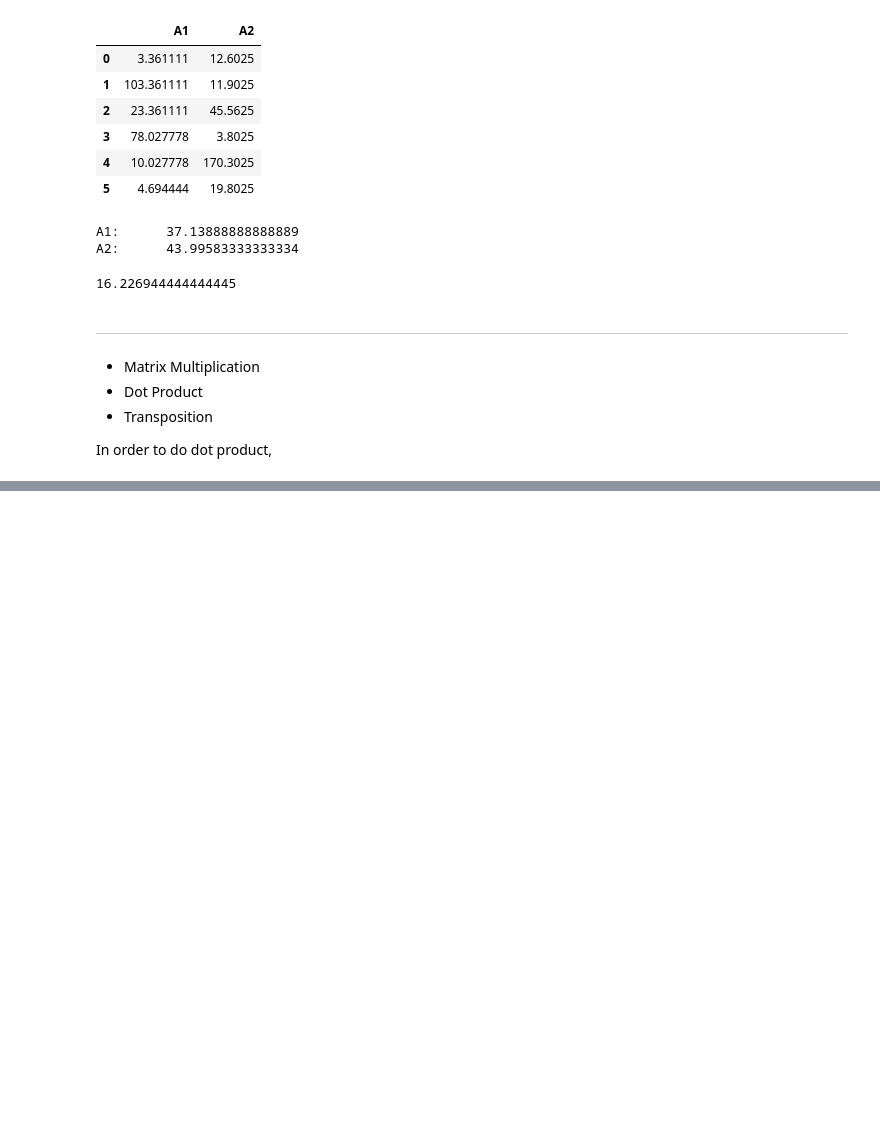
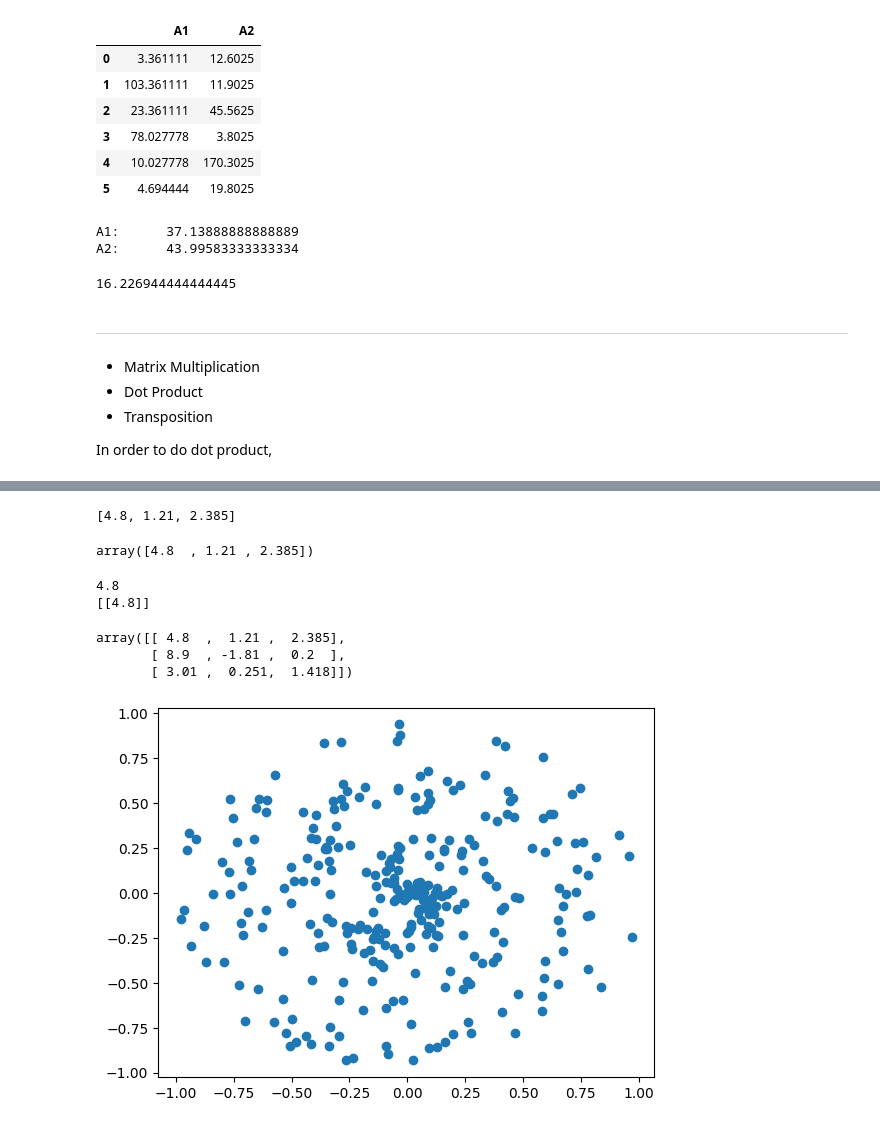
Before and after one commit to luisegarduno/MachineLearning_SummerPlan, a Jupyter notebook: Other/MiniDemos.ipynb, the cells around one changed output, grey strips where cells are left out. Drawn from its saved outputs; the diff is of its cells as text; code cells hidden in the pictures; blank space fills up the shorter version.

```diff
--- a/Other/MiniDemos.ipynb
+++ b/Other/MiniDemos.ipynb
@@ -151,0 +185,58 @@ import pandas as pd
+# %%
+# Alternative version of example above
+
+z = []
+for n_weights, n_bias in zip(weights, biases):
+
+    current = 0
+
+    for n_input, weight in zip(inputs, n_weights):
+        current += n_input * weight
+
+    current += n_bias
+    z.append(current)
+
+z
+# %% [output]
+[4.8, 1.21, 2.385]
+# %%
+# OR a faster way of doing this, via DOT PRODUCT
+
+layer_output = np.dot(weights, inputs) + biases
+layer_output
+# %% [output]
+array([4.8  , 1.21 , 2.385])
+# %%
+# Other example
+
+inputs = [1.0, 2.0, 3.0, 2.5]
+weights = [0.2, 0.8, -0.5, 1.0]
+bias = 2.0
+
+output = np.dot(weights, inputs) + bias
+print(output)
+
+a = np.array([inputs])
+b = np.array([weights]).T
+
+print(np.dot(a,b) + bias)
+# %% [output]
+4.8
+[[4.8]]
+# %%
+inputs = [[1, 2, 3, 2.5],
+          [2.,5, -1, 2],
+          [-1.5, 2.7, 3.3, 0.8]]
+
+weights = [[0.2, 0.8, -0.5, 1],
+           [0.5, -0.91, 0.26, -0.5],
+           [-0.26, -0.27, 0.17, 0.87]]
+
+biases = [2, 3, 0.5]
+
+z = np.dot(inputs, np.array(weights).T) + biases
+z
+# %% [output]
+array([[ 4.8  ,  1.21 ,  2.385],
+       [ 8.9  , -1.81 ,  0.2  ],
+       [ 3.01 ,  0.251,  1.418]])
@@ -151,0 +247,11 @@ import pandas as pd
+# %%
+from nnfs.datasets import spiral_data
+import matplotlib.pyplot as plt
+%matplotlib inline
+
+X, y = spiral_data(samples=100, classes=3)
+
+plt.scatter(X[:, 0], X[:, 1])
+plt.show()
+# %% [output]
+[figure, added]
```
Also changed, not shown: parts of 4 cells of this notebook, 2 other files.
